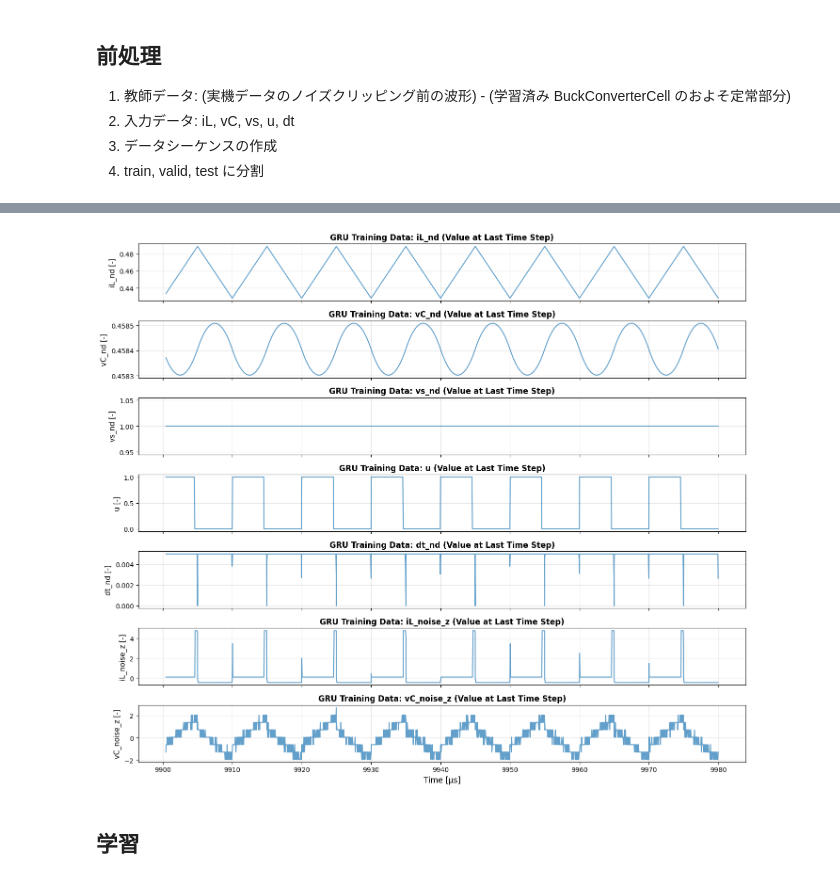
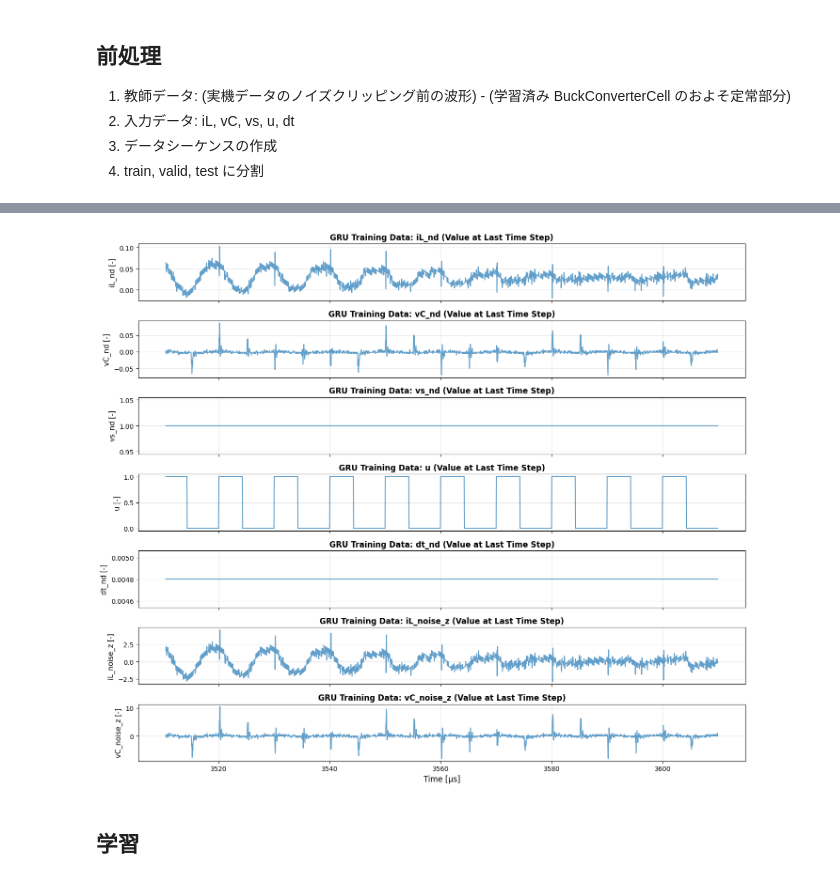
Before and after one commit to University-Laboratory/rnn-pann, a Jupyter notebook: actual_machine_notebooks/note5/note.ipynb, the cells around one changed output, grey strips where cells are left out. Saved outputs shown, nothing was run; the diff lists cells and outputs as text; code cells hidden in the pictures.

```diff
--- a/actual_machine_notebooks/note5/note.ipynb
+++ b/actual_machine_notebooks/note5/note.ipynb
@@ -40,8 +40,8 @@ keep_log: bool = False
 
 @dataclass(frozen=True)
 class Params:
-    # data_path: str = path_list.path2
-    data_path: str = "../../data/ltspice_sim/ltspice_sim_data.csv"
+    data_path: str = path_list.path2
+    # data_path: str = "../../data/buck_sim_Vin10.0_Vref5.0_fs100000.0_ppc1000_cyc1000/buck_sim_Vin10.0_Vref5.0_fs100000.csv"
 
     # 真値パラメータ
     L_true: float = 223.6e-6
@@ -513,3 +478,28 @@ vC_gru.shape=(2043,)
+# %%
+h_sim = [torch.zeros(1, 2)]
+
+# シミュレーション実行
+with torch.no_grad():
+    for j in range(len(t_raw_downsampled) - 1):
+        h_current = buck_converter_cell(h_sim[-1], x_tensor[j : j + 1])
+        h_sim.append(h_current)
+
+h_sim_tensor = torch.cat(h_sim, dim=0)  # shape: (T+1, 2) みたいになる
+iL_sim = h_sim_tensor[:, 0]
+vC_sim = h_sim_tensor[:, 1]
+
+
+mask = (t_raw_downsampled > params.T * (_T - 10)) & (t_raw_downsampled <= params.T * _T)
+
+
+iL_sim_np = iL_sim.detach().cpu().numpy()
+vC_sim_np = vC_sim.detach().cpu().numpy()
+
+iL_noise = iL_sim_np[mask] - iL_raw_downsampled[mask]
+vC_noise = vC_sim_np[mask] - vC_raw_downsampled[mask]
+
+iL_noise_tensor = torch.as_tensor(iL_noise, dtype=torch.float32)
+vC_noise_tensor = torch.as_tensor(vC_noise, dtype=torch.float32)
 # %%
 @dataclass(frozen=True)
 class Scalers:
@@ -713,37 +656,37 @@ last_timestep_features: np.ndarray = X_train_seq_np[:, -1, :]  # [N, 7]
 # 時系列は「各シーケンスの最後の時刻」に合わせる
 # seq i の最後のidxは (i + seq_length - 1)
 time_axis: np.ndarray = (
-    _t_step[
+    t_gru[
         (int(params.seq_length) - 1) : (
             int(params.seq_length) - 1 + X_train_seq_np.shape[0]
         )
     ]
     * 1e6
 )  # μs
 
 for i in range(7):
     axs[i].plot(time_axis, last_timestep_features[:, i], linewidth=1.5, alpha=0.7)
     axs[i].set_ylabel(f"{feature_names[i]} {feature_units[i]}", fontsize=11)
     axs[i].grid(True, alpha=0.3)
     axs[i].set_title(
         f"GRU Training Data: {feature_names[i]} (Value at Last Time Step)",
         fontsize=12,
         fontweight="bold",
     )
 
 axs[6].set_xlabel("Time [μs]", fontsize=12)
 plt.tight_layout()
 plt.show()
 
 if keep_log:
     save_figure_to_log(
         fig,
         "gru_training_data_features",
         result_dir,
         "GRU 学習データ",
     )
 # %% [output]
-[figure, old version]
+[figure, new version]
 # %% [markdown]
 ## 学習
 # %%
```
Also changed, not shown: parts of 15 cells of this notebook, 22 other files.
